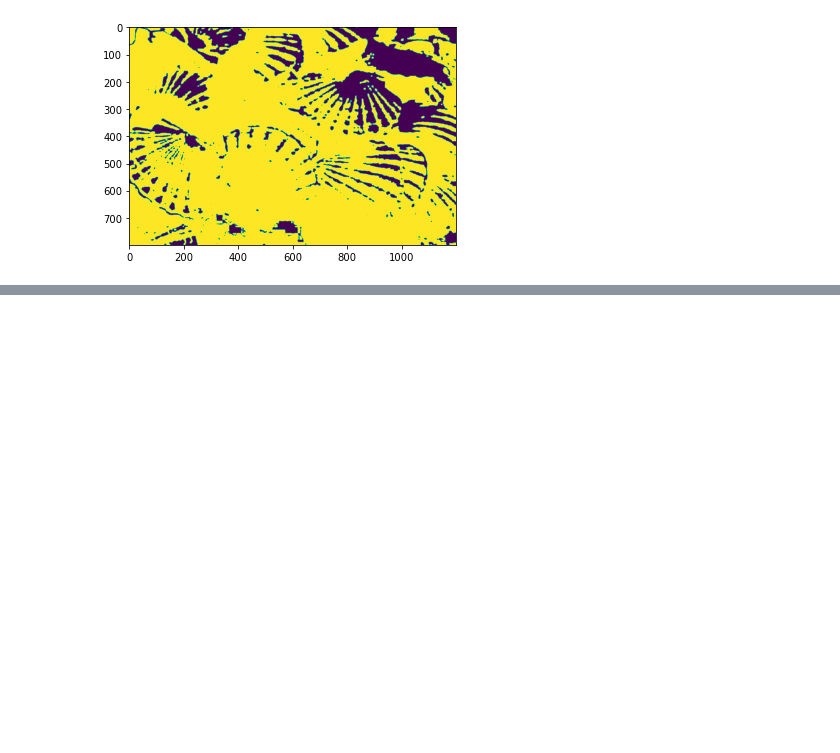
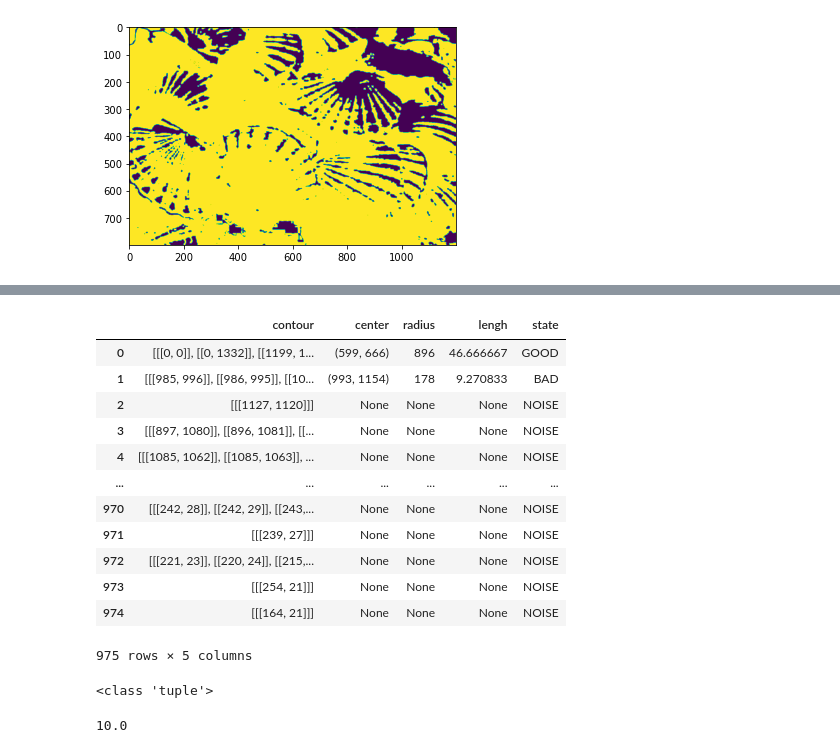
Before and after one commit to Aaimek/pyscallop, a Jupyter notebook: nb.ipynb, the cells around one changed output, grey strips where cells are left out. Drawn from its saved outputs; the diff is of its cells as text; code cells hidden in the pictures; blank space fills up the shorter version.

```diff
--- a/nb.ipynb
+++ b/nb.ipynb
@@ -38,0 +61,33 @@ plt.imshow(mask)
+# %%
+df
+# %% [output]
+|  | contour | center | radius | lengh | state |
+| 0 | [[[0, 0]], [[0, 1332]], [[1199, 1... | (599, 666) | 896 | 46.666667 | GOOD |
+| 1 | [[[985, 996]], [[986, 995]], [[10... | (993, 1154) | 178 | 9.270833 | BAD |
+| 2 | [[[1127, 1120]]] | None | None | None | NOISE |
+| 3 | [[[897, 1080]], [[896, 1081]], [[... | None | None | None | NOISE |
+| 4 | [[[1085, 1062]], [[1085, 1063]], ... | None | None | None | NOISE |
+| ... | ... | ... | ... | ... | ... |
+| 970 | [[[242, 28]], [[242, 29]], [[243,... | None | None | None | NOISE |
+| 971 | [[[239, 27]]] | None | None | None | NOISE |
+| 972 | [[[221, 23]], [[220, 24]], [[215,... | None | None | None | NOISE |
+| 973 | [[[254, 21]]] | None | None | None | NOISE |
+| 974 | [[[164, 21]]] | None | None | None | NOISE |
+975 rows × 5 columns
+# %%
+def distance(pt1, pt2):
+    x, y = pt1
+    a, b = pt2
+    dist = (x-a)**2 + (y-b)**2
+
+    return dist**0.5
+
+tu1 = (20, 10)
+tu2 = (0, 0)
+
+print(type(tu1))
+
+distance((0, 10), (0, 0))
+# %% [output]
+<class 'tuple'>
+10.0
```
Also changed, not shown: parts of 3 cells of this notebook, 8 other files.
